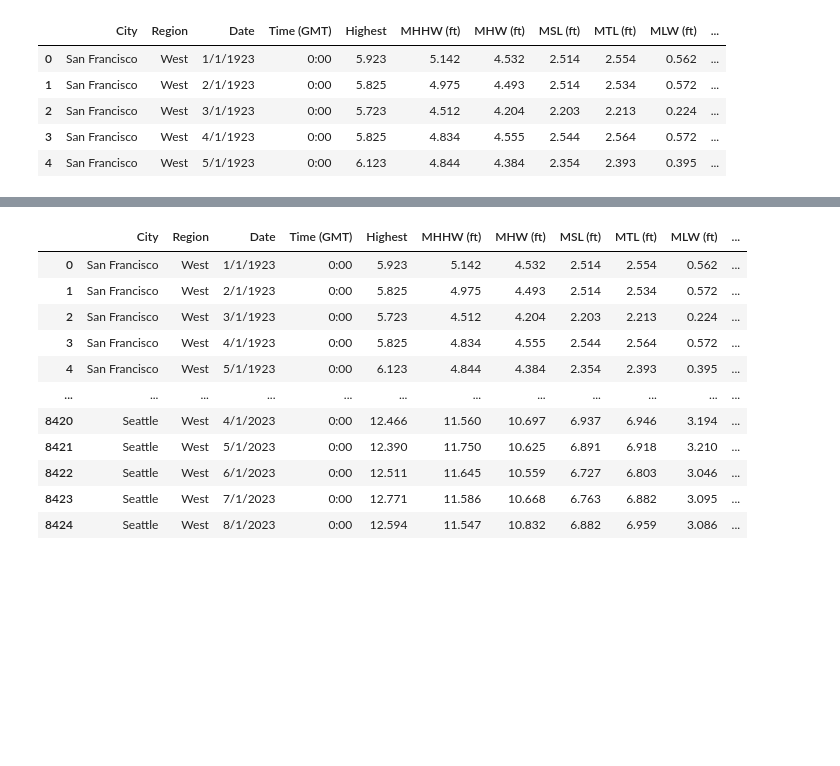
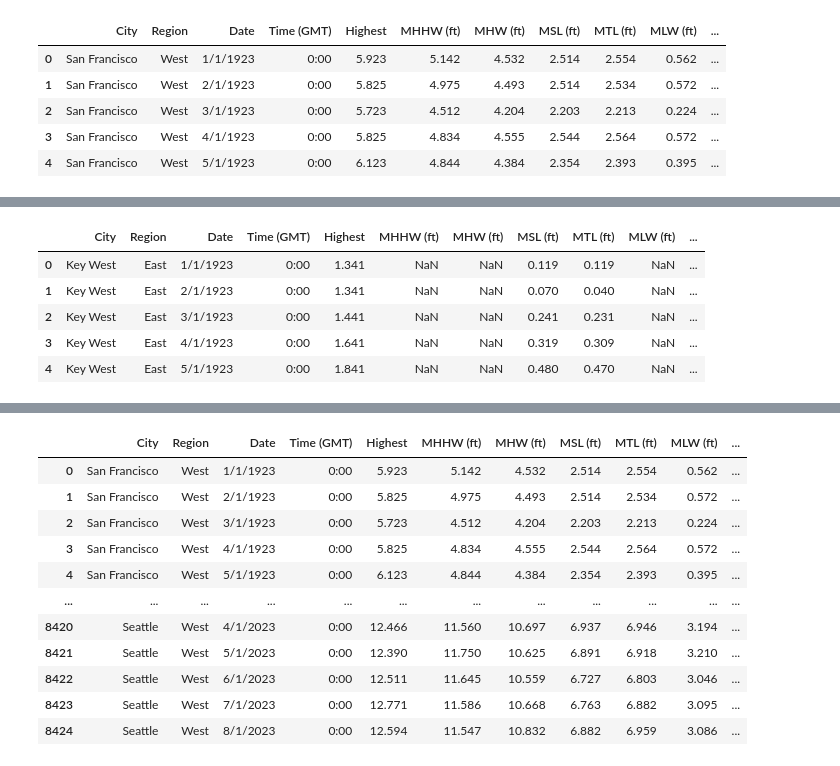
Before and after one commit to Juslima/Project_4, a Jupyter notebook: Project_4.ipynb, the cells around one changed output, grey strips where cells are left out. Cells and saved outputs as stored; diff of their text form; code cells hidden in the pictures; blank space fills up the shorter version.

```diff
--- a/Project_4.ipynb
+++ b/Project_4.ipynb
@@ -36,0 +46,9 @@ San_Francisco.head()
+# %%
+Key_West.head()
+# %% [output]
+|  | City | Region | Date | Time (GMT) | Highest | MHHW (ft) | MHW (ft) | MSL (ft) | MTL (ft) | MLW (ft) | ... |
+| 0 | Key West | East | 1/1/1923 | 0:00 | 1.341 | NaN | NaN | 0.119 | 0.119 | NaN | ... |
+| 1 | Key West | East | 2/1/1923 | 0:00 | 1.341 | NaN | NaN | 0.070 | 0.040 | NaN | ... |
+| 2 | Key West | East | 3/1/1923 | 0:00 | 1.441 | NaN | NaN | 0.241 | 0.231 | NaN | ... |
+| 3 | Key West | East | 4/1/1923 | 0:00 | 1.641 | NaN | NaN | 0.319 | 0.309 | NaN | ... |
+| 4 | Key West | East | 5/1/1923 | 0:00 | 1.841 | NaN | NaN | 0.480 | 0.470 | NaN | ... |
```
Also changed, not shown: parts of 10 cells of this notebook, 1 other file.
